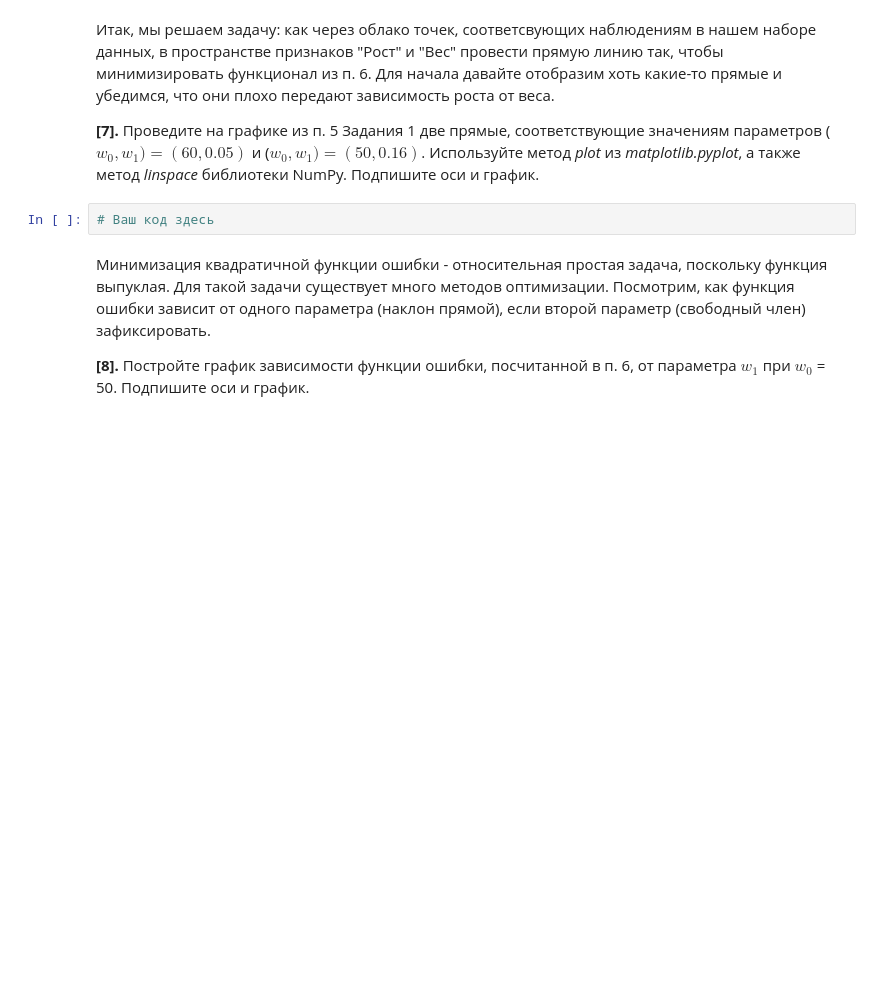
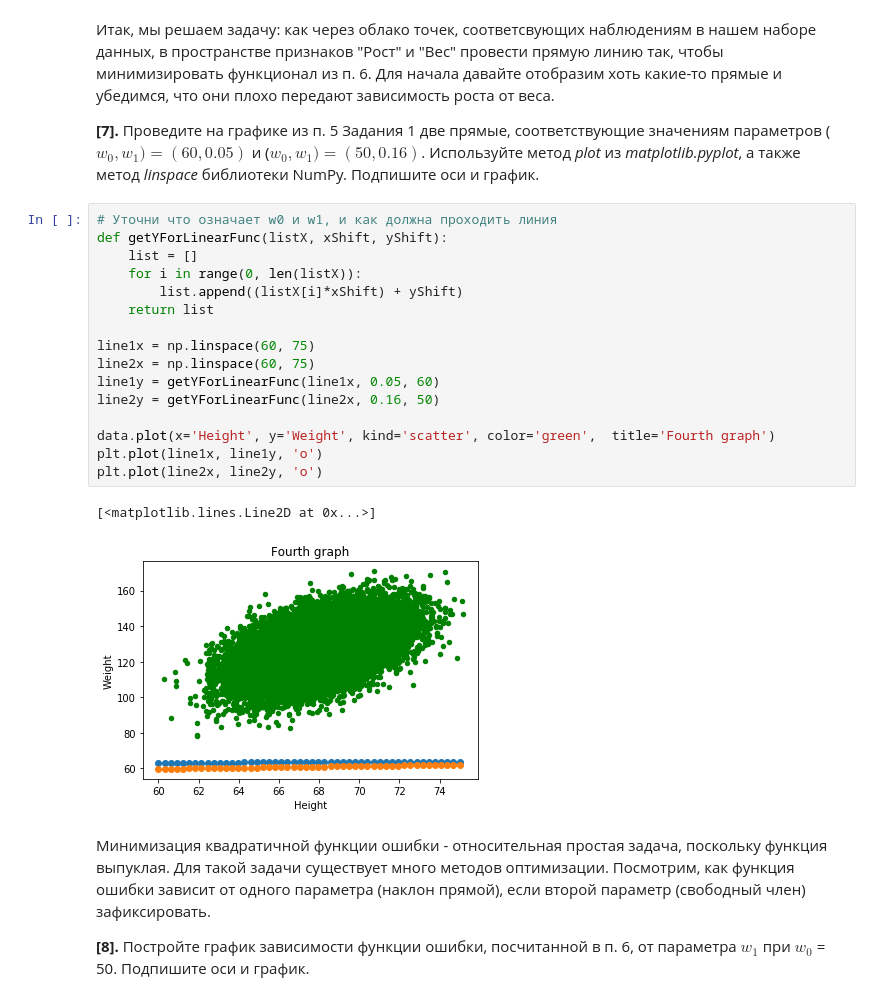
Before and after one commit to 7kia/MachineLearning, a Jupyter notebook: 1_linear_regression_task/peer_review_linreg_height_weight.ipynb, the cells around one changed output. Cells and saved outputs as stored; diff of their text form; blank space fills up the shorter version.

```diff
--- a/1_linear_regression_task/peer_review_linreg_height_weight.ipynb
+++ b/1_linear_regression_task/peer_review_linreg_height_weight.ipynb
@@ -122,8 +142,25 @@ $$error(w_0, w_1) = \sum_{i=1}^n {(y_i - (w_0 + w_1 * x_i))}^2 $$
 Итак, мы решаем задачу: как через облако точек, соответсвующих наблюдениям в нашем наборе данных, в пространстве признаков "Рост" и "Вес" провести прямую линию так, чтобы минимизировать функционал из п. 6. Для начала давайте отобразим хоть какие-то прямые и убедимся, что они плохо передают зависимость роста от веса.
 
 **[7].** Проведите на графике из п. 5 Задания 1 две прямые, соответствующие значениям параметров ($w_0, w_1) = (60, 0.05)$ и ($w_0, w_1) = (50, 0.16)$. Используйте метод *plot* из *matplotlib.pyplot*, а также метод *linspace* библиотеки NumPy. Подпишите оси и график.
-# %%
-# Ваш код здесь
+# %%
+# Уточни что означает w0 и w1, и как должна проходить линия
+def getYForLinearFunc(listX, xShift, yShift):
+    list = []
+    for i in range(0, len(listX)):
+        list.append((listX[i]*xShift) + yShift)
+    return list
+
+line1x = np.linspace(60, 75)
+line2x = np.linspace(60, 75)
+line1y = getYForLinearFunc(line1x, 0.05, 60)
+line2y = getYForLinearFunc(line2x, 0.16, 50)
+
+data.plot(x='Height', y='Weight', kind='scatter', color='green',  title='Fourth graph')
+plt.plot(line1x, line1y, 'o')
+plt.plot(line2x, line2y, 'o')
+# %% [output]
+[<matplotlib.lines.Line2D at 0x...>]
+[figure, added]
 # %% [markdown]
 Минимизация квадратичной функции ошибки - относительная простая задача, поскольку функция выпуклая. Для такой задачи существует много методов оптимизации. Посмотрим, как функция ошибки зависит от одного параметра (наклон прямой), если второй параметр (свободный член) зафиксировать.
 
```
Also changed, not shown: parts of 15 cells of this notebook.
